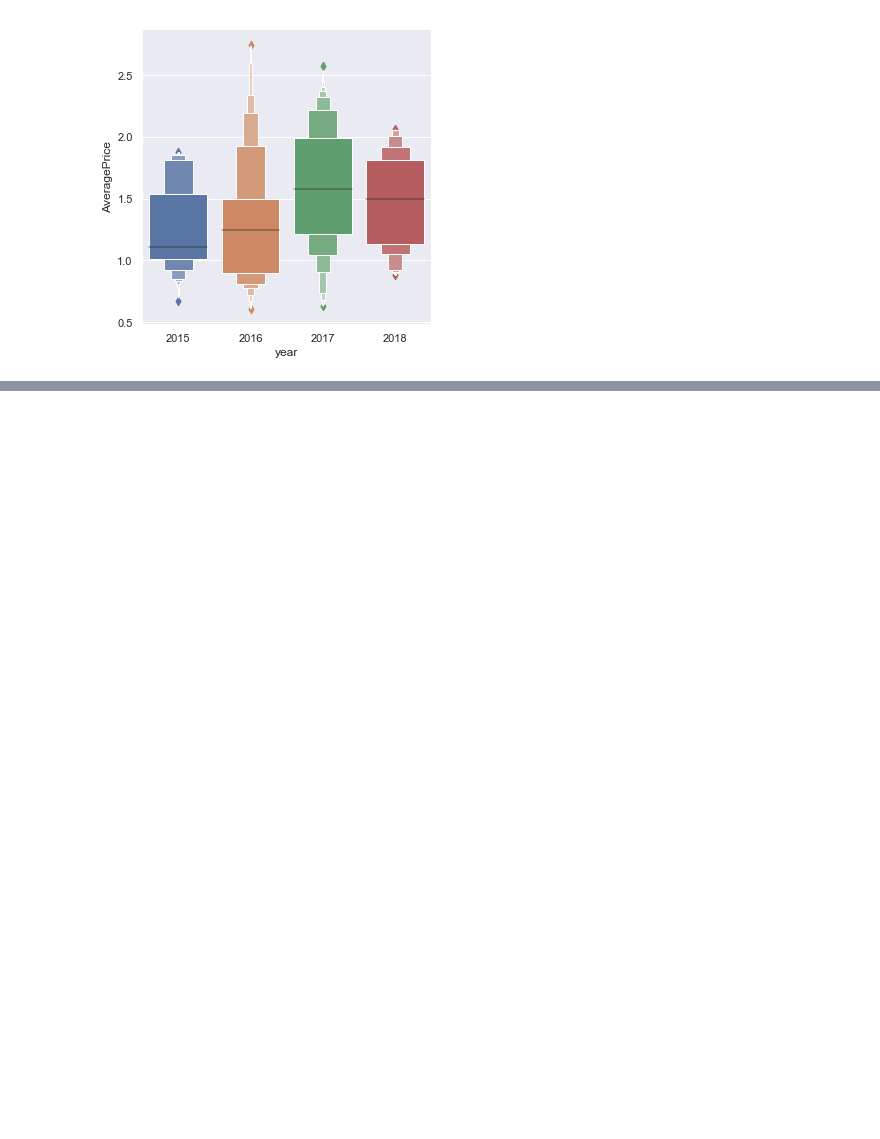
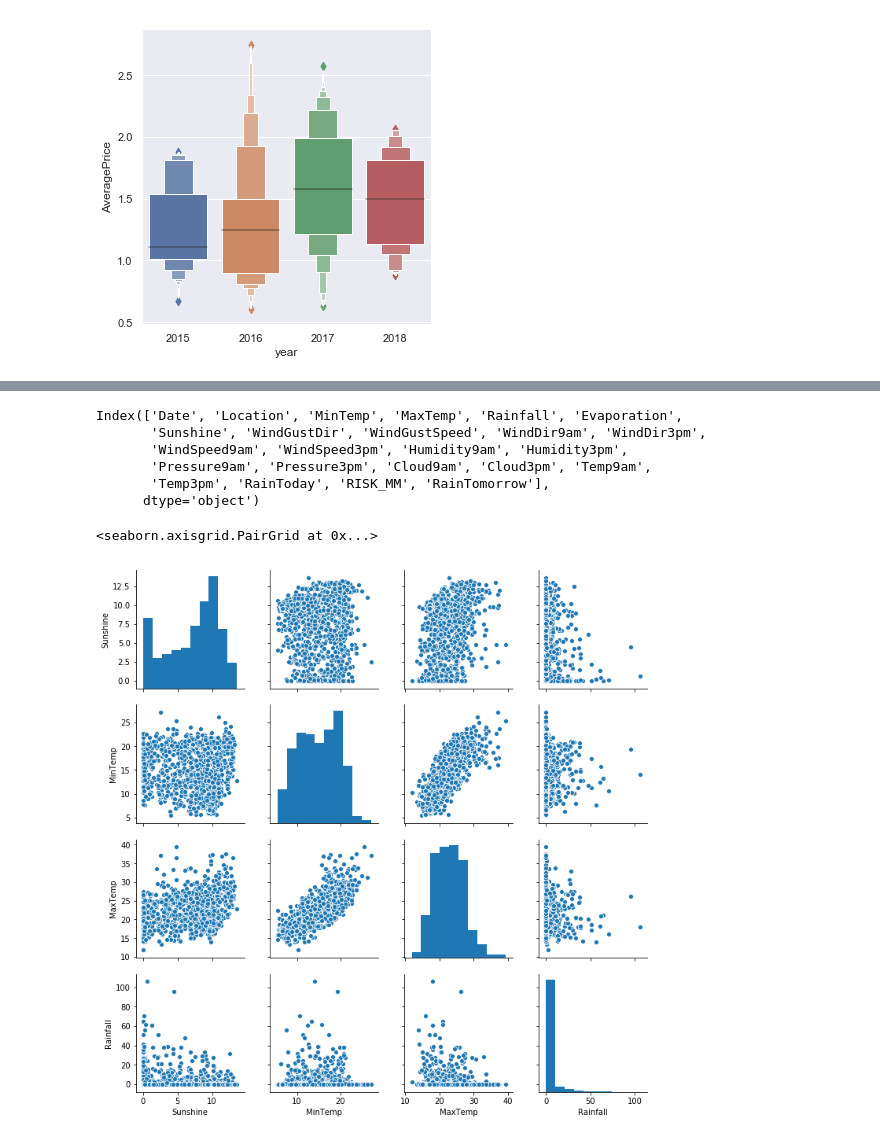
Before and after one commit to loupendley/Thinkful, a Jupyter notebook: HomeworkProjects/Unit1/Unit1Lesson1Project3.ipynb, the cells around one changed output, grey strips where cells are left out. Cells and saved outputs as stored; diff of their text form; code cells hidden in the pictures; blank space fills up the shorter version.

Commit message:
Added Australian weather patterns for Challenge

```diff
--- a/HomeworkProjects/Unit1/Unit1Lesson1Project3.ipynb
+++ b/HomeworkProjects/Unit1/Unit1Lesson1Project3.ipynb
@@ -192,0 +196,17 @@ g = sns.catplot(x='year', y='AveragePrice', data=avocados_sd.sort_values("year")
+# %%
+weatherAUS = pd.read_csv('weatherAUS.csv') #
+weatherAUS_sample = weatherAUS.sample(200)
+# %%
+weatherAUS.columns
+# %% [output]
+Index(['Date', 'Location', 'MinTemp', 'MaxTemp', 'Rainfall', 'Evaporation',
+       'Sunshine', 'WindGustDir', 'WindGustSpeed', 'WindDir9am', 'WindDir3pm',
+       'WindSpeed9am', 'WindSpeed3pm', 'Humidity9am', 'Humidity3pm',
+       'Pressure9am', 'Pressure3pm', 'Cloud9am', 'Cloud3pm', 'Temp9am',
+       'Temp3pm', 'RainToday', 'RISK_MM', 'RainTomorrow'],
+      dtype='object')
+# %%
+sns.pairplot(weatherAUS.loc[weatherAUS.Location == 'Sydney',['Sunshine', 'MinTemp', 'MaxTemp', 'Rainfall']].sample(1000))
+# %% [output]
+<seaborn.axisgrid.PairGrid at 0x...>
+[figure, added]
```
Also changed, not shown: parts of 2 cells of this notebook, 1 other file.
